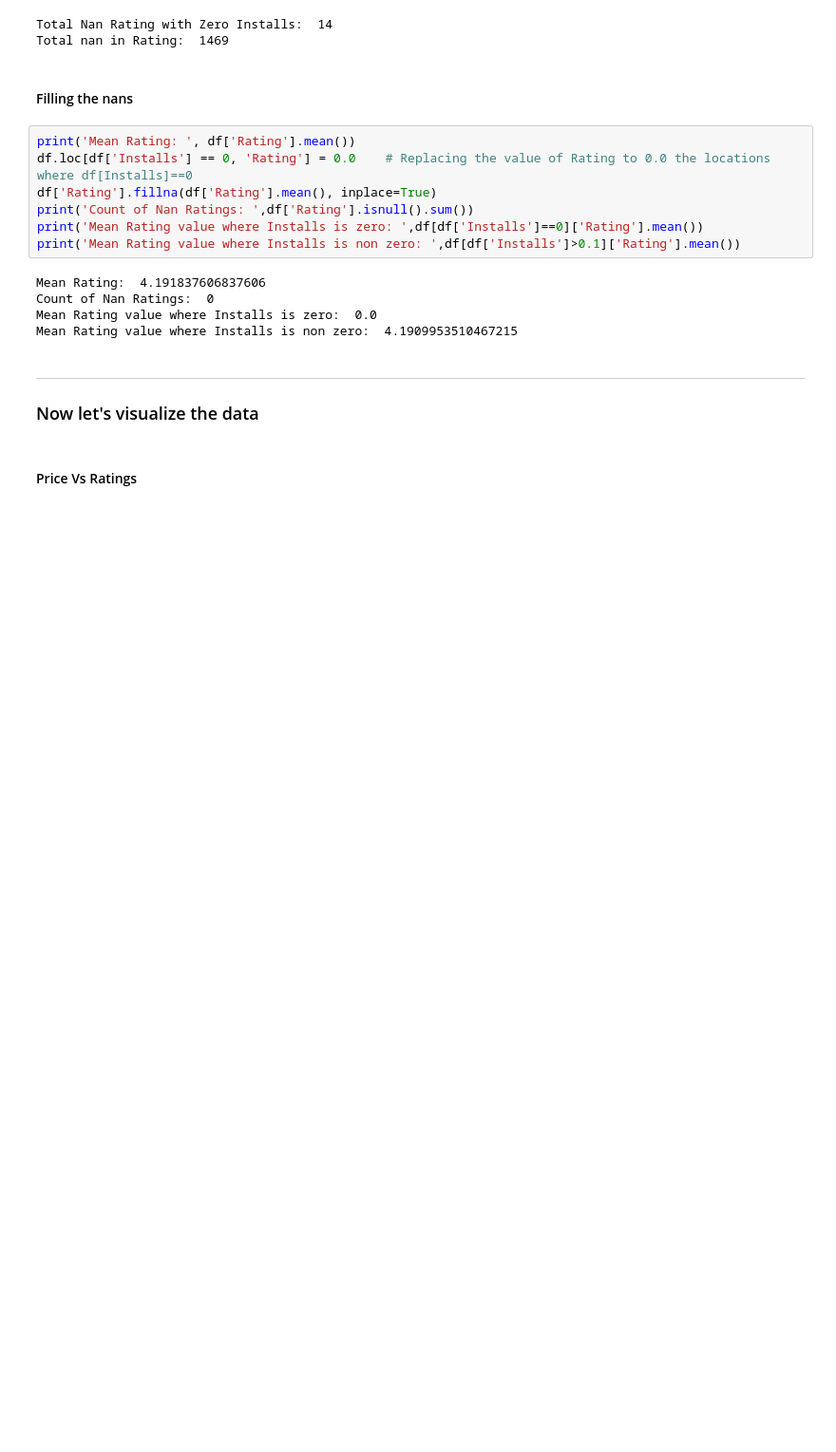
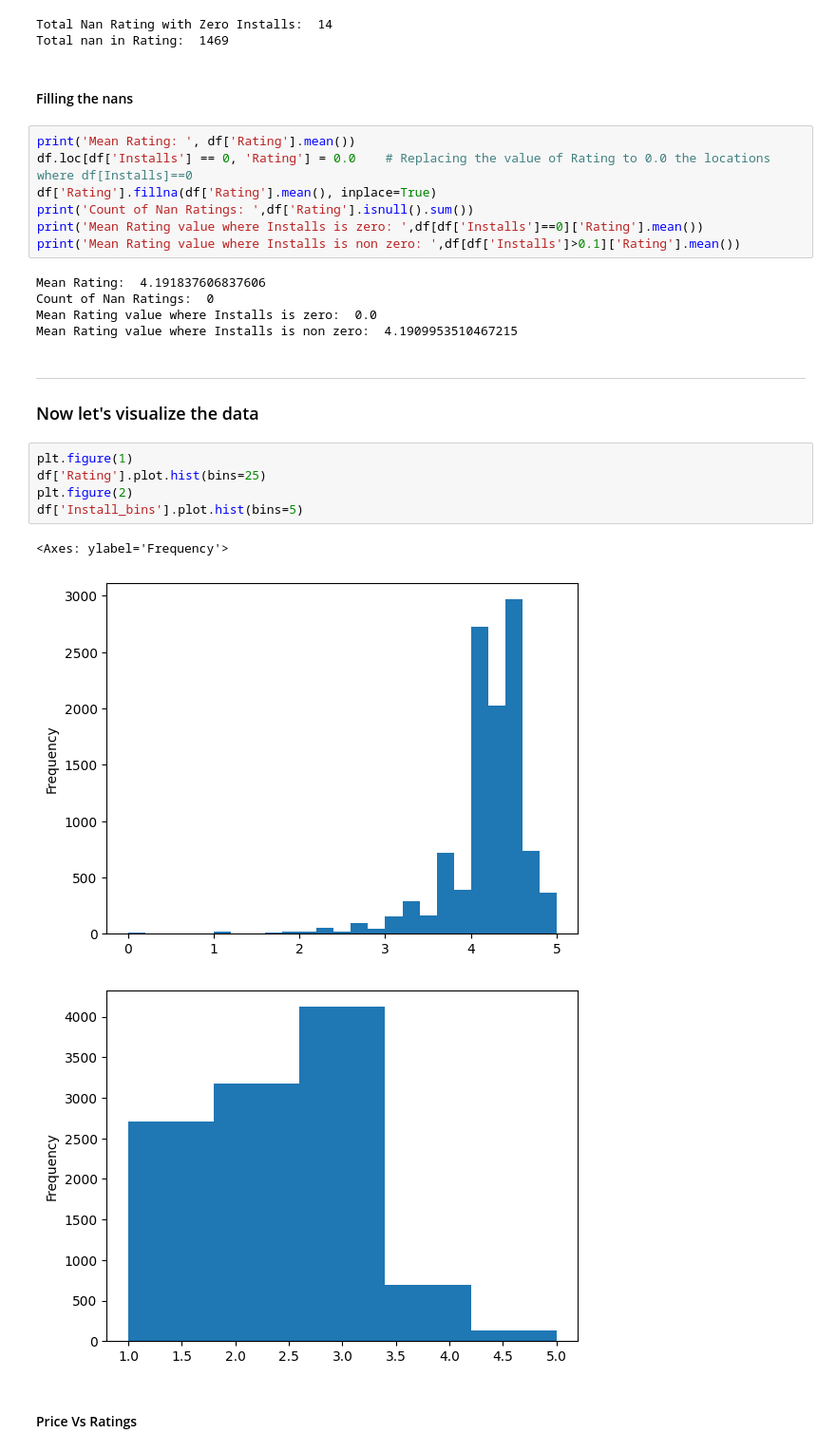
Before and after one commit to snajeebz/GoogleAppStoreDA, a Jupyter notebook: notebook1a804bb997.ipynb, the cells around one changed output. Shown: that part at 95% size. Saved outputs shown, nothing was run; the diff lists cells and outputs as text; blank space fills up the shorter version.

Commit message:
Plotting

```diff
--- a/notebook1a804bb997.ipynb
+++ b/notebook1a804bb997.ipynb
@@ -447,6 +447,15 @@ Mean Rating value where Installs is non zero:  4.1909953510467215
 # %% [markdown]
 _____
 ### Now let's visualize the data
+# %%
+plt.figure(1)
+df['Rating'].plot.hist(bins=25)
+plt.figure(2)
+df['Install_bins'].plot.hist(bins=5)
+# %% [output]
+<Axes: ylabel='Frequency'>
+[figure, added]
+[figure, added]
 # %% [markdown]
 #### Price Vs Ratings
 # %%
```
Also changed, not shown: parts of 3 cells of this notebook.
